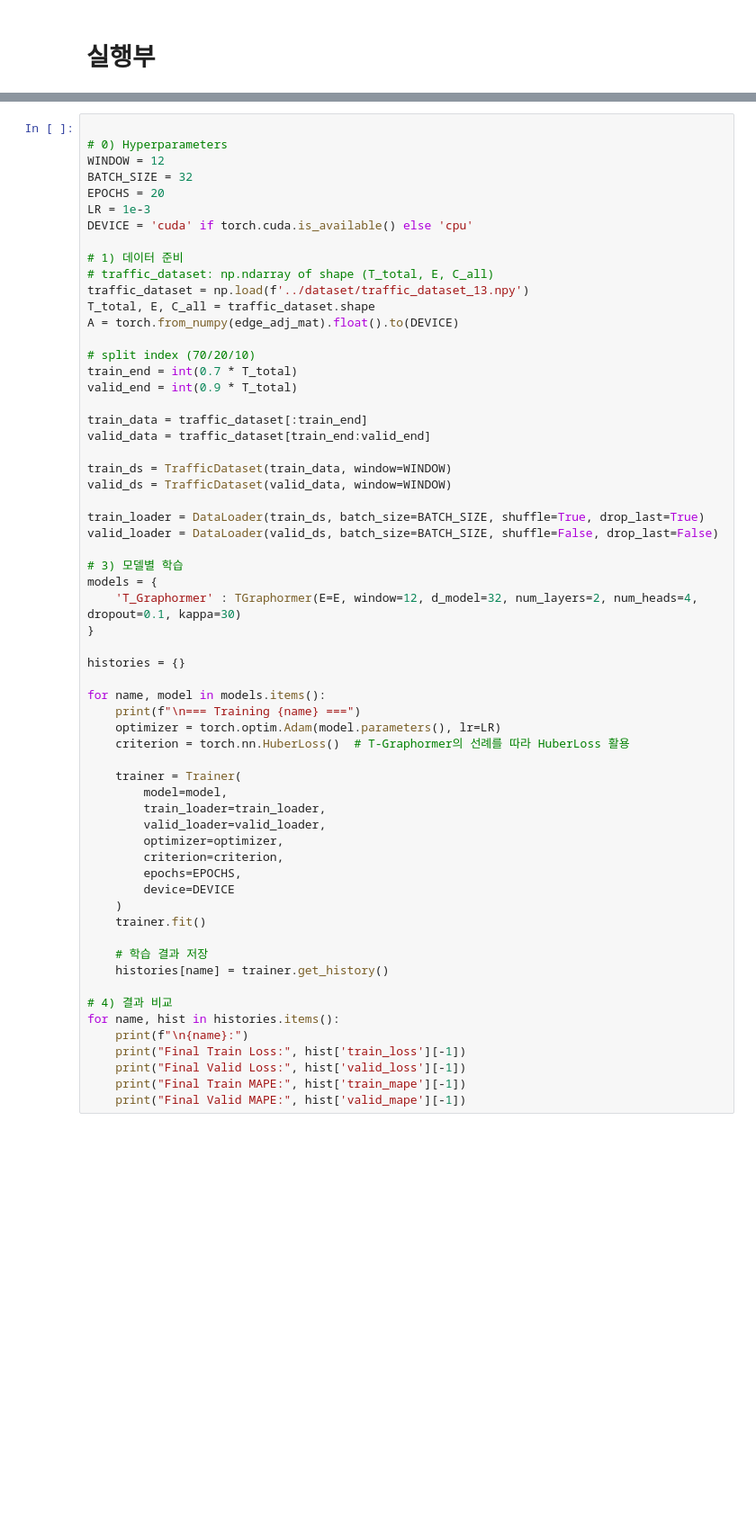
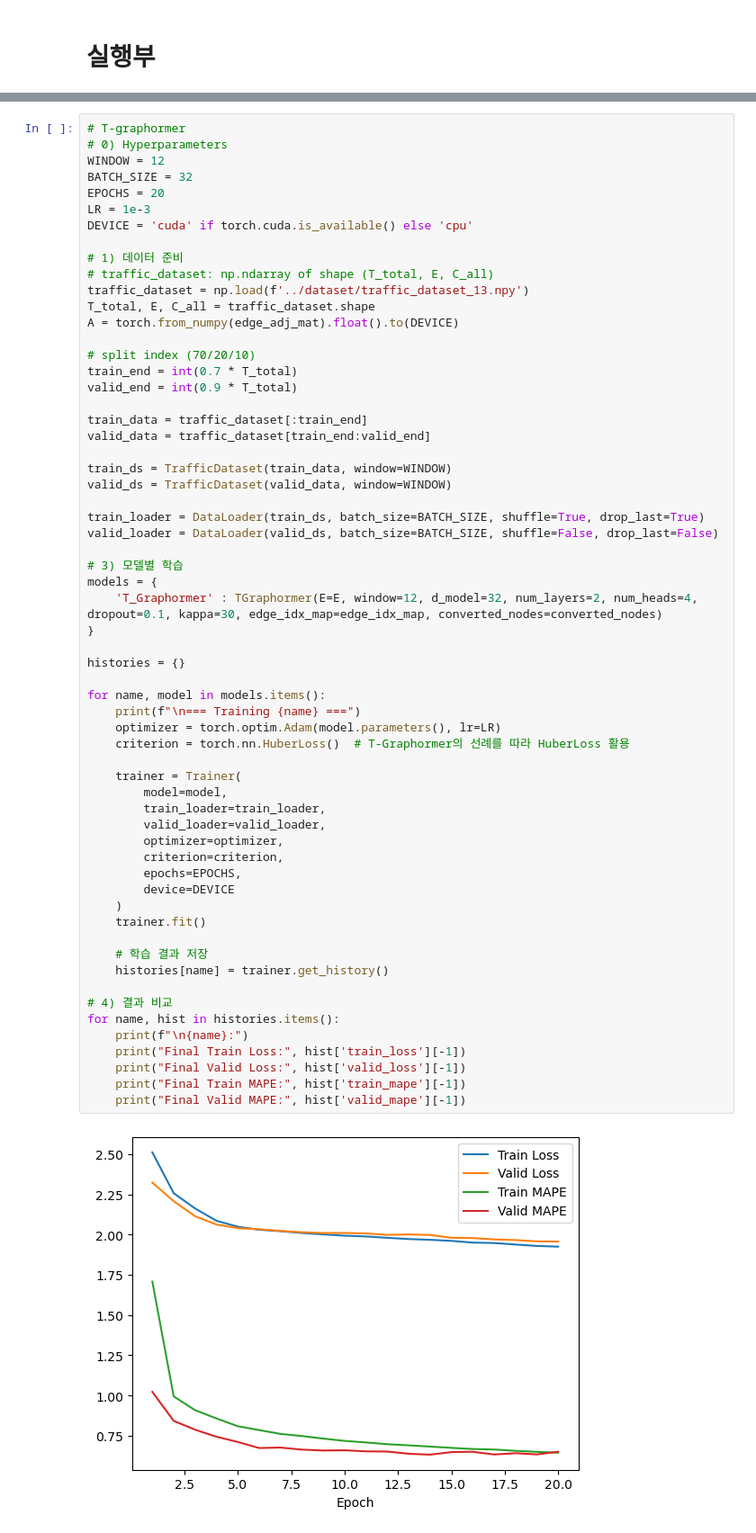
Before and after one commit to HiverXD/Traffic-Congestion-Prediction, a Jupyter notebook: model_build/model_prototype_with_aux.ipynb, the cells around one changed output, grey strips where cells are left out. Shown at 90% size. Drawn from its saved outputs; the diff is of its cells as text; blank space fills up the shorter version.

Commit message:
T-Graphormer mini ver test

```diff
--- a/model_build/model_prototype_with_aux.ipynb
+++ b/model_build/model_prototype_with_aux.ipynb
@@ -852,7 +897,7 @@ Final Valid MAPE: 0.5900874083757329
 [figure]
 [figure]
 # %%
-
+# T-graphormer
 # 0) Hyperparameters
 WINDOW = 12
 BATCH_SIZE = 32
@@ -881,35 +926,36 @@ valid_loader = DataLoader(valid_ds, batch_size=BATCH_SIZE, shuffle=False, drop_l
 
 # 3) 모델별 학습
 models = {
-    'T_Graphormer' : TGraphormer(E=E, window=12, d_model=32, num_layers=2, num_heads=4, dropout=0.1, kappa=30)
+    'T_Graphormer' : TGraphormer(E=E, window=12, d_model=32, num_layers=2, num_heads=4, dropout=0.1, kappa=30, edge_idx_map=edge_idx_map, converted_nodes=converted_nodes)
 }
 
 histories = {}
 
 for name, model in models.items():
     print(f"\n=== Training {name} ===")
     optimizer = torch.optim.Adam(model.parameters(), lr=LR)
     criterion = torch.nn.HuberLoss()  # T-Graphormer의 선례를 따라 HuberLoss 활용
 
     trainer = Trainer(
         model=model,
         train_loader=train_loader,
         valid_loader=valid_loader,
         optimizer=optimizer,
         criterion=criterion,
         epochs=EPOCHS,
         device=DEVICE
     )
     trainer.fit()
 
     # 학습 결과 저장
     histories[name] = trainer.get_history()
 
 # 4) 결과 비교
 for name, hist in histories.items():
     print(f"\n{name}:")
     print("Final Train Loss:", hist['train_loss'][-1])
     print("Final Valid Loss:", hist['valid_loss'][-1])
     print("Final Train MAPE:", hist['train_mape'][-1])
     print("Final Valid MAPE:", hist['valid_mape'][-1])
 # %% [output]
+[figure, new version]
```
Also changed, not shown: parts of 3 cells of this notebook.
